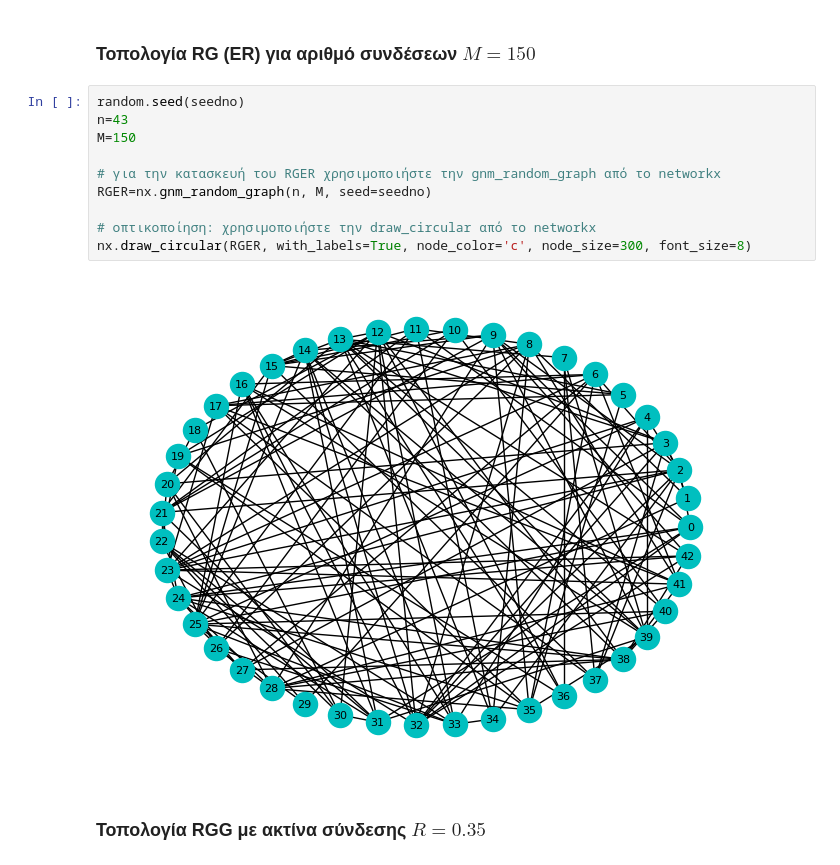
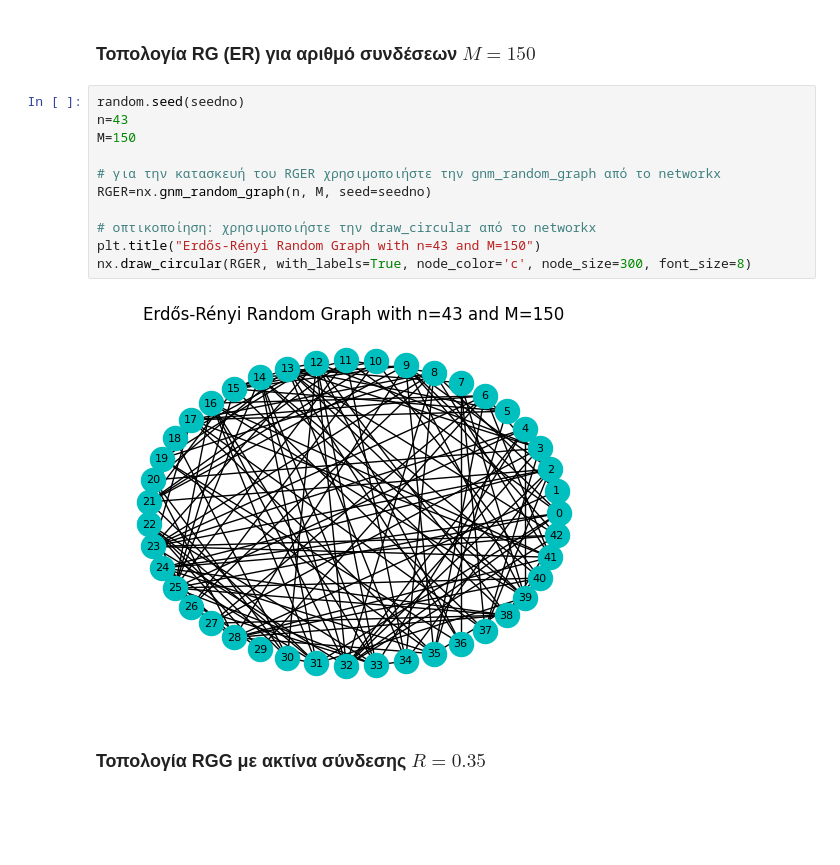
Before and after one commit to geokyr/ece-ntua-social-network-analysis, a Jupyter notebook: lab01/lab01.ipynb, the cells around one changed output. Drawn from its saved outputs; the diff is of its cells as text; blank space fills up the shorter version.

```diff
--- a/lab01/lab01.ipynb
+++ b/lab01/lab01.ipynb
@@ -109,15 +110,16 @@ nx.draw_circular(REG, with_labels=True, node_color='c', node_size=300, font_size
 # %%
 random.seed(seedno)
 n=43
 M=150
 
 # για την κατασκευή του RGER χρησιμοποιήστε την gnm_random_graph από το networkx
 RGER=nx.gnm_random_graph(n, M, seed=seedno)
 
 # οπτικοποίηση: χρησιμοποιήστε την draw_circular από το networkx
+plt.title("Erdős-Rényi Random Graph with n=43 and M=150")
 nx.draw_circular(RGER, with_labels=True, node_color='c', node_size=300, font_size=8)
 # %% [output]
-[figure, old version]
+[figure, new version]
 # %% [markdown]
 ### Τοπολογία RGG  με ακτίνα σύνδεσης $R=0.35$
 # %%
```
Also changed, not shown: parts of 13 cells of this notebook.
